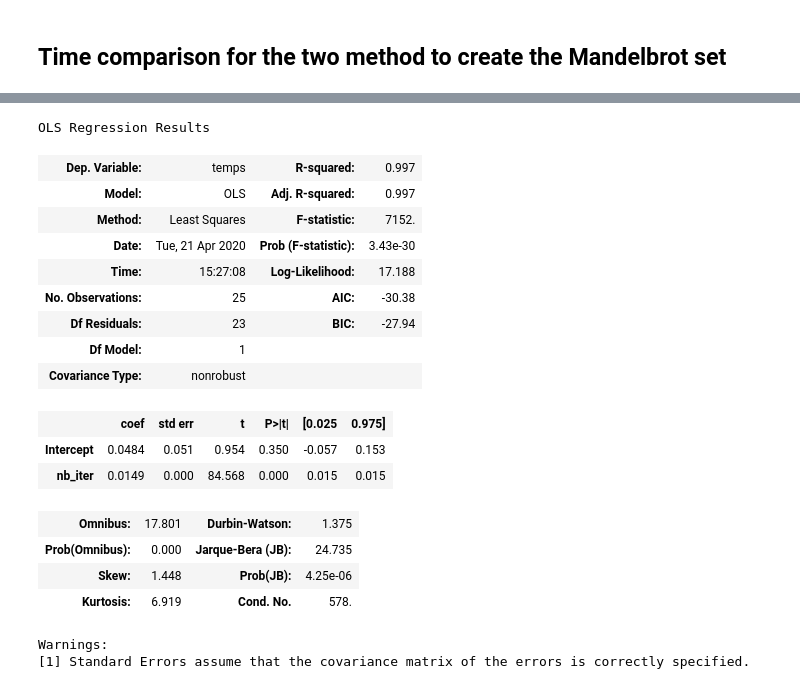
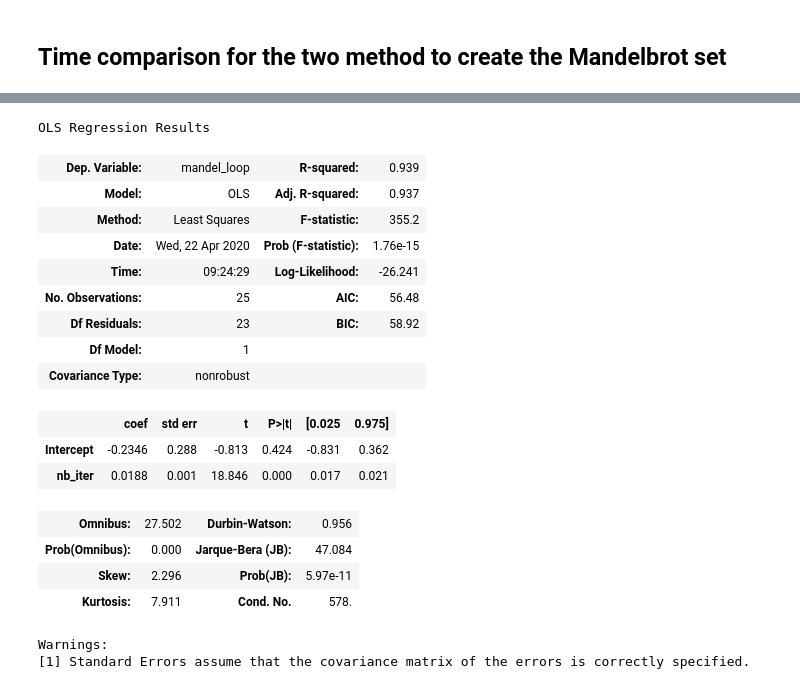
Before and after one commit to tanglef/chaoseverywhere, a Jupyter notebook: chaoseverywhere/Sketch/Sys path.ipynb, the cells around one changed output, grey strips where cells are left out. Cells and saved outputs as stored; diff of their text form; code cells hidden in the pictures.

Commit message:
data file for OLS

```diff
--- a/chaoseverywhere/Sketch/Sys path.ipynb
+++ b/chaoseverywhere/Sketch/Sys path.ipynb
@@ -33,0 +19,3 @@ for i in range(25):
+# %%
+df = pd.read_csv('data.txt', sep=",", header=None, names=['nb_iter', 'mandel_loop', 'mandelbrot'])
+df.head()
@@ -34,24 +29,23 @@ for i in range(25):
 # %%
-df_loop =  pd.DataFrame({'nb_iter':n, 'temps':temps_loop})
-reg_loop = smf.ols('temps ~ nb_iter', data=df_loop).fit()
+reg_loop = smf.ols('mandel_loop ~ nb_iter', data=df).fit()
 reg_loop.summary()
 # %% [output]
 OLS Regression Results
-| Dep. Variable: | temps | R-squared: | 0.997 |
-| Model: | OLS | Adj. R-squared: | 0.997 |
-| Method: | Least Squares | F-statistic: | 7152. |
-| Date: | Tue, 21 Apr 2020 | Prob (F-statistic): | 3.43e-30 |
-| Time: | 15:27:08 | Log-Likelihood: | 17.188 |
-| No. Observations: | 25 | AIC: | -30.38 |
-| Df Residuals: | 23 | BIC: | -27.94 |
+| Dep. Variable: | mandel_loop | R-squared: | 0.939 |
+| Model: | OLS | Adj. R-squared: | 0.937 |
+| Method: | Least Squares | F-statistic: | 355.2 |
+| Date: | Wed, 22 Apr 2020 | Prob (F-statistic): | 1.76e-15 |
+| Time: | 09:24:29 | Log-Likelihood: | -26.241 |
+| No. Observations: | 25 | AIC: | 56.48 |
+| Df Residuals: | 23 | BIC: | 58.92 |
 | Df Model: | 1 |  |  |
 | Covariance Type: | nonrobust |  |  |
 |  | coef | std err | t | P>|t| | [0.025 | 0.975] |
-| Intercept | 0.0484 | 0.051 | 0.954 | 0.350 | -0.057 | 0.153 |
-| nb_iter | 0.0149 | 0.000 | 84.568 | 0.000 | 0.015 | 0.015 |
+| Intercept | -0.2346 | 0.288 | -0.813 | 0.424 | -0.831 | 0.362 |
+| nb_iter | 0.0188 | 0.001 | 18.846 | 0.000 | 0.017 | 0.021 |
-| Omnibus: | 17.801 | Durbin-Watson: | 1.375 |
-| Prob(Omnibus): | 0.000 | Jarque-Bera (JB): | 24.735 |
-| Skew: | 1.448 | Prob(JB): | 4.25e-06 |
-| Kurtosis: | 6.919 | Cond. No. | 578. |
+| Omnibus: | 27.502 | Durbin-Watson: | 0.956 |
+| Prob(Omnibus): | 0.000 | Jarque-Bera (JB): | 47.084 |
+| Skew: | 2.296 | Prob(JB): | 5.97e-11 |
+| Kurtosis: | 7.911 | Cond. No. | 578. |
 Warnings:
 [1] Standard Errors assume that the covariance matrix of the errors is correctly specified.
```
Also changed, not shown: parts of 6 cells of this notebook, 1 other file.
